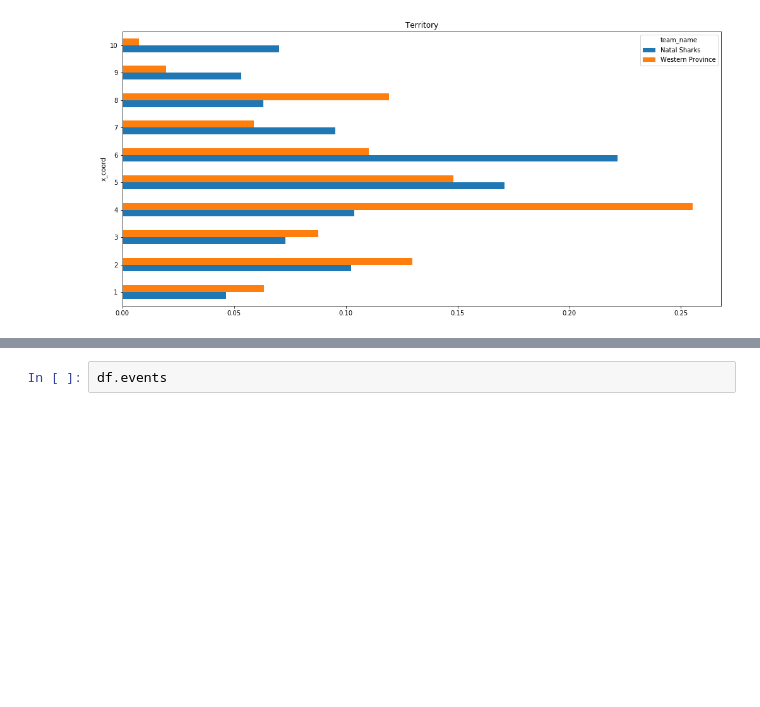
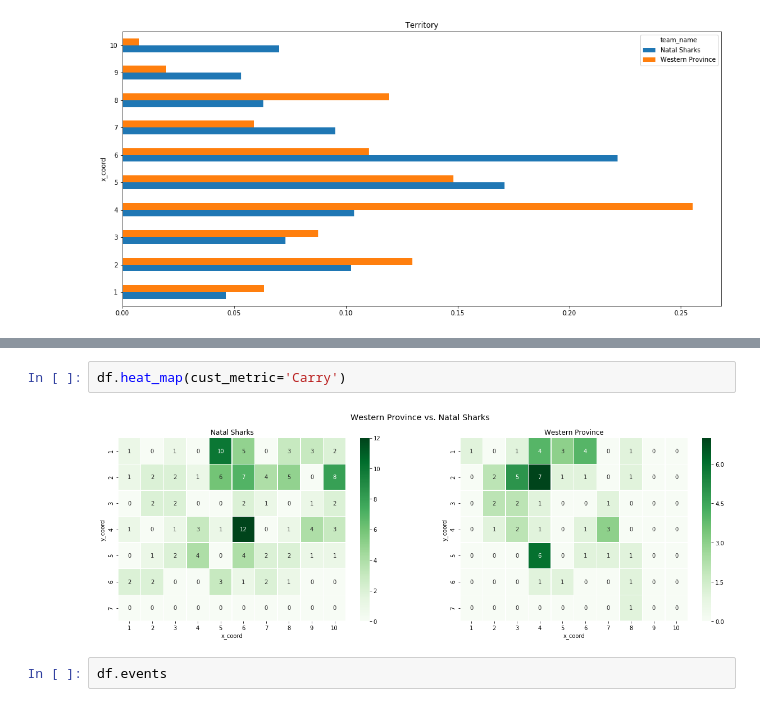
Before and after one commit to jlondal/pyrugga, a Jupyter notebook: jupyter/tuts/Getting Started.ipynb, the cells around one changed output, grey strips where cells are left out. Saved outputs shown, nothing was run; the diff lists cells and outputs as text; blank space fills up the shorter version.

```diff
--- a/jupyter/tuts/Getting Started.ipynb
+++ b/jupyter/tuts/Getting Started.ipynb
@@ -230,3 +236,7 @@ df.heat_map()
+# %%
+df.heat_map(cust_metric='Carry')
+# %% [output]
+[figure, added]
 # %%
 df.events
 # %% [output]
```
Also changed, not shown: parts of 6 cells of this notebook, 1 other file.
